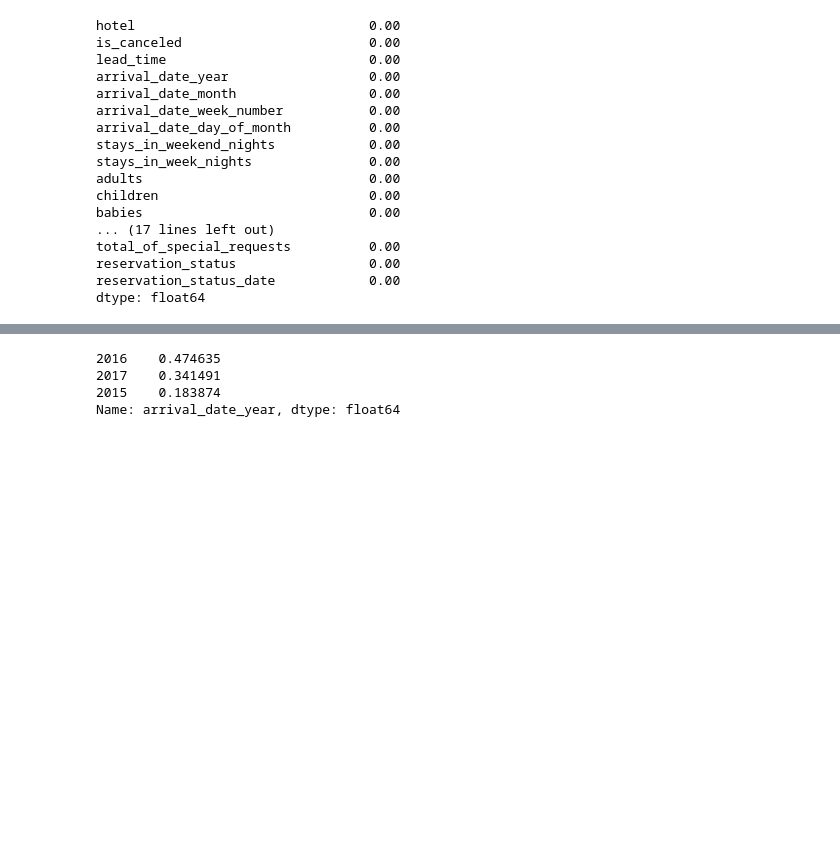
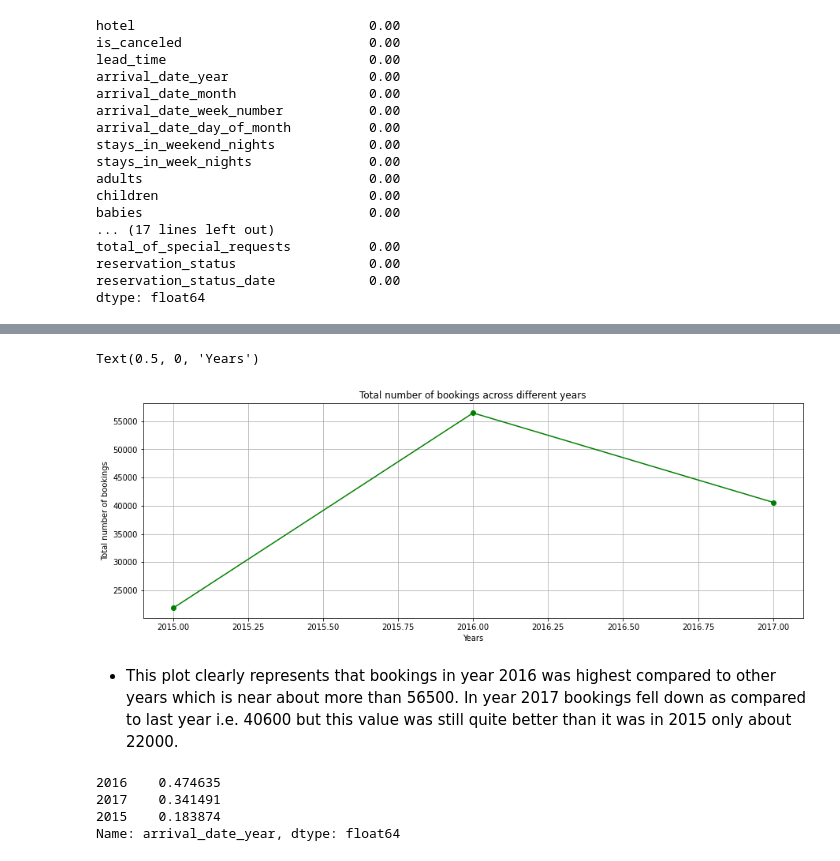
Before and after one commit to KK-Niraj/Hotel-Booking-Analysis, a Jupyter notebook: Hotel_Booking_Analysis_Capstone_Project.ipynb, the cells around one changed output, grey strips where cells are left out. Saved outputs shown, nothing was run; the diff lists cells and outputs as text; code cells hidden in the pictures; blank space fills up the shorter version.

```diff
--- a/Hotel_Booking_Analysis_Capstone_Project.ipynb
+++ b/Hotel_Booking_Analysis_Capstone_Project.ipynb
@@ -224,3 +267,16 @@ Text(0, 0.5, 'Count')
+# %%
+# Plot the graph for years vs total bookings
+plt.rcParams['figure.figsize'] = (15, 5)
+year_counts.plot(kind='line',color='green',marker='o')
+plt.grid()
+plt.title('Total number of bookings across different years')
+plt.ylabel('Total number of bookings')
+plt.xlabel('Years')
+# %% [output]
+Text(0.5, 0, 'Years')
+[figure, added]
+# %% [markdown]
+*   This plot clearly represents that bookings in year 2016 was highest compared to other years which is near about more than 56500. In year 2017 bookings fell down as compared to last year i.e. 40600 but this value was still quite better than it was in 2015 only about 22000.
 # %%
 df['arrival_date_year'].value_counts(normalize=True)
 # %% [output]
```
Also changed, not shown: parts of 72 cells of this notebook.
